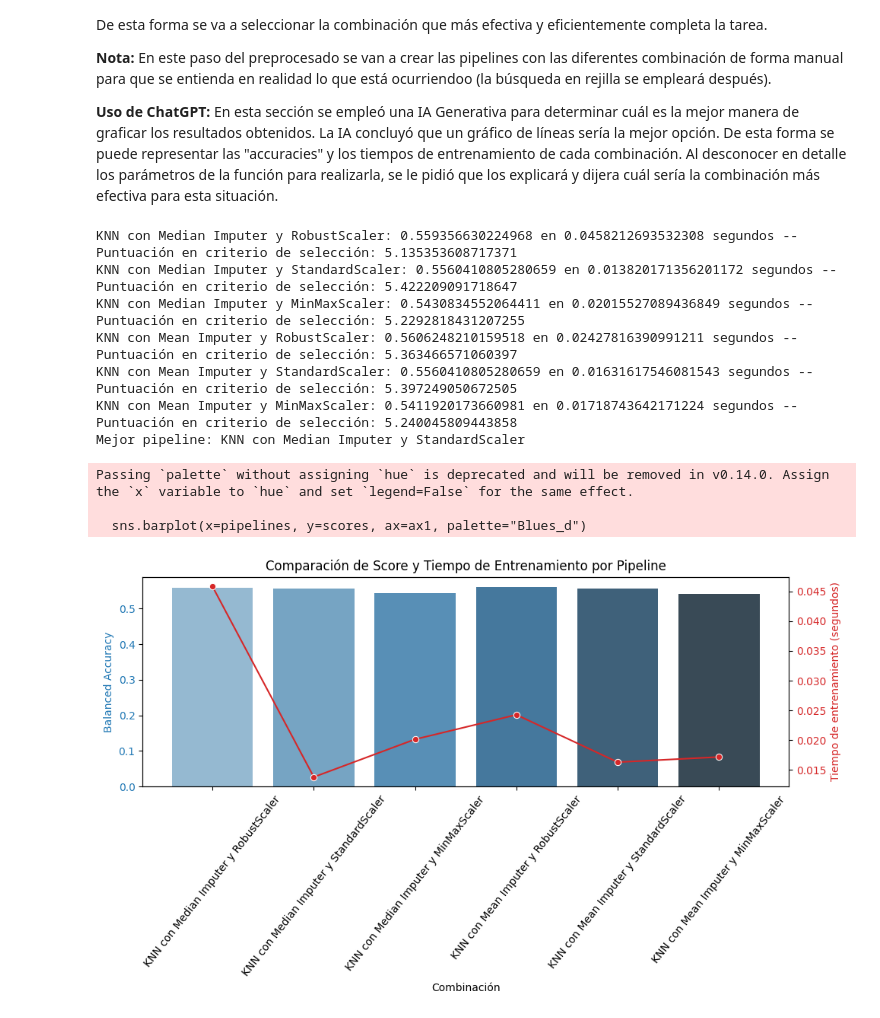
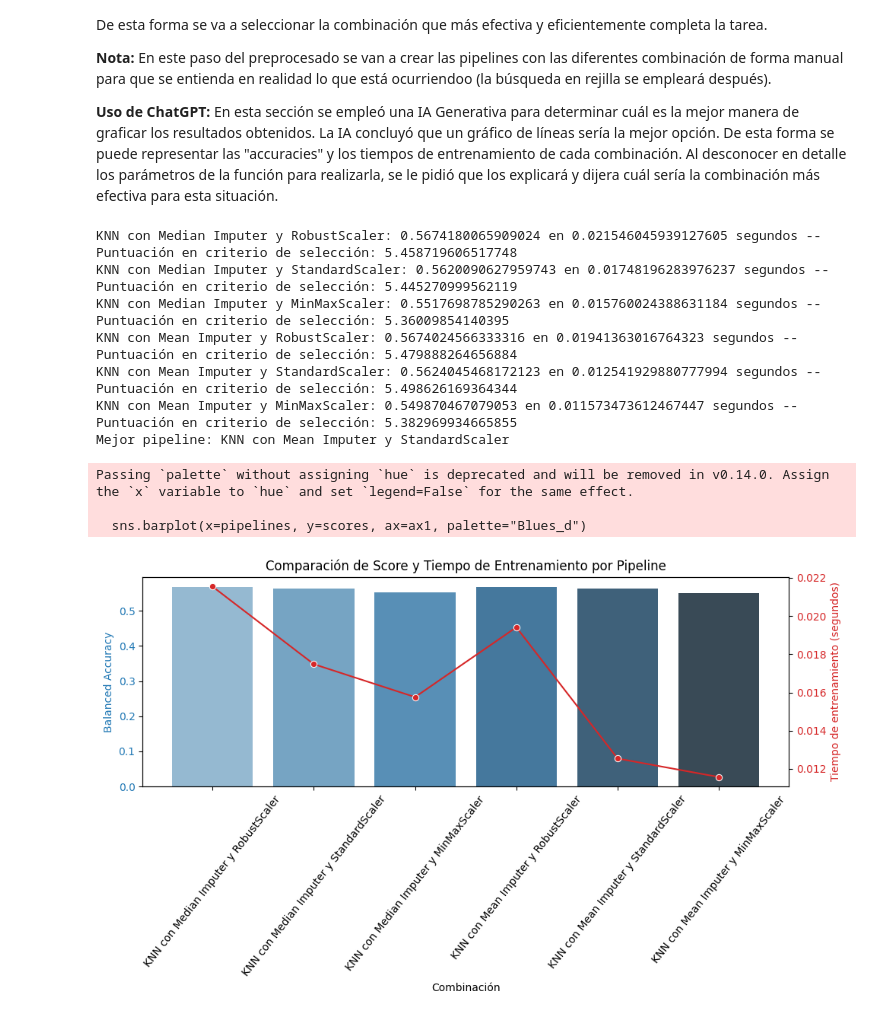
Before and after one commit to 100485446-UC3M/Primera_Practica_Machine_Learning_Grupo16, a Jupyter notebook: Predicciones.ipynb, the cells around one changed output. Cells and saved outputs as stored; diff of their text form; code cells hidden in the pictures.

```diff
--- a/Predicciones.ipynb
+++ b/Predicciones.ipynb
@@ -284,7 +284,7 @@ En este paso del preprocesado se van a crear las pipelines con las diferentes co
 En esta sección se empleó una IA Generativa para determinar cuál es la mejor manera de graficar los resultados obtenidos. La IA concluyó que un gráfico de líneas sería la mejor opción. De esta forma se puede representar las "accuracies" y los tiempos de entrenamiento de cada combinación. Al desconocer en detalle los parámetros de la función para realizarla, se le pidió que los explicará y dijera cuál sería la combinación más efectiva para esta situación.
 # %%
 from sklearn.pipeline import Pipeline
-from sklearn.model_selection import cross_validate
+from sklearn.model_selection import cross_validate, KFold
 from sklearn.preprocessing import StandardScaler, MinMaxScaler, RobustScaler
 from sklearn.neighbors import KNeighborsClassifier
 from sklearn.experimental import enable_iterative_imputer
@@ -292,6 +292,8 @@ from sklearn.impute import SimpleImputer
 import seaborn as sns
 import matplotlib.pyplot as plt
 
+# Definir validación cruzada con semilla
+inner = KFold(n_splits=3, shuffle=True, random_state=100495966)
 
 # Alternativa 1, KNN, RobustScaler y Median Imputer
 pipeline_K_R_A = Pipeline([
@@ -385,38 +387,38 @@ for name, data in interna.items():
     if selec_score  > best_comb:
         best_comb = selec_score
         best_pipeline = data["pipeline"]
         best_name = name
 
 print(f"Mejor pipeline: {best_name}")
 
 # Visualizar los tiempos de entrenamiento y los scores
 fig, ax1 = plt.subplots(figsize=(10, 6)) #ax1 es un eje
 
 color = 'tab:blue'
 ax1.set_xlabel("Combinación")
 ax1.set_ylabel("Balanced Accuracy", color=color)
 sns.barplot(x=pipelines, y=scores, ax=ax1, palette="Blues_d")
 ax1.tick_params(axis='y', labelcolor=color)
 plt.xticks(rotation=52)
 
 ax2 = ax1.twinx() #Para dibujar dos figuras en el mismo eje
 color = 'tab:red'
 ax2.set_ylabel("Tiempo de entrenamiento (segundos)", color=color)
 sns.lineplot(x=pipelines, y=fit_times, ax=ax2, sort=False, marker="o", color=color)
 ax2.tick_params(axis='y', labelcolor=color)
 
 plt.title("Comparación de Score y Tiempo de Entrenamiento por Pipeline")
 plt.tight_layout()
 plt.show()
 # %% [output]
-KNN con Median Imputer y RobustScaler: 0.559356630224968 en 0.0458212693532308 segundos -- Puntuación en criterio de selección: 5.135353608717371
-KNN con Median Imputer y StandardScaler: 0.5560410805280659 en 0.013820171356201172 segundos -- Puntuación en criterio de selección: 5.422209091718647
-KNN con Median Imputer y MinMaxScaler: 0.5430834552064411 en 0.02015527089436849 segundos -- Puntuación en criterio de selección: 5.2292818431207255
-KNN con Mean Imputer y RobustScaler: 0.5606248210159518 en 0.02427816390991211 segundos -- Puntuación en criterio de selección: 5.363466571060397
-KNN con Mean Imputer y StandardScaler: 0.5560410805280659 en 0.01631617546081543 segundos -- Puntuación en criterio de selección: 5.397249050672505
-KNN con Mean Imputer y MinMaxScaler: 0.5411920173660981 en 0.01718743642171224 segundos -- Puntuación en criterio de selección: 5.240045809443858
-Mejor pipeline: KNN con Median Imputer y StandardScaler
+KNN con Median Imputer y RobustScaler: 0.5674180065909024 en 0.021546045939127605 segundos -- Puntuación en criterio de selección: 5.458719606517748
+KNN con Median Imputer y StandardScaler: 0.5620090627959743 en 0.01748196283976237 segundos -- Puntuación en criterio de selección: 5.445270999562119
+KNN con Median Imputer y MinMaxScaler: 0.5517698785290263 en 0.015760024388631184 segundos -- Puntuación en criterio de selección: 5.36009854140395
+KNN con Mean Imputer y RobustScaler: 0.5674024566333316 en 0.01941363016764323 segundos -- Puntuación en criterio de selección: 5.479888264656884
+KNN con Mean Imputer y StandardScaler: 0.5624045468172123 en 0.012541929880777994 segundos -- Puntuación en criterio de selección: 5.498626169364344
+KNN con Mean Imputer y MinMaxScaler: 0.549870467079053 en 0.011573473612467447 segundos -- Puntuación en criterio de selección: 5.382969934665855
+Mejor pipeline: KNN con Mean Imputer y StandardScaler
 Passing `palette` without assigning `hue` is deprecated and will be removed in v0.14.0. Assign the `x` variable to `hue` and set `legend=False` for the same effect.
 
   sns.barplot(x=pipelines, y=scores, ax=ax1, palette="Blues_d")
-[figure, old version]
+[figure, new version]
```
Also changed, not shown: parts of 12 cells of this notebook.
